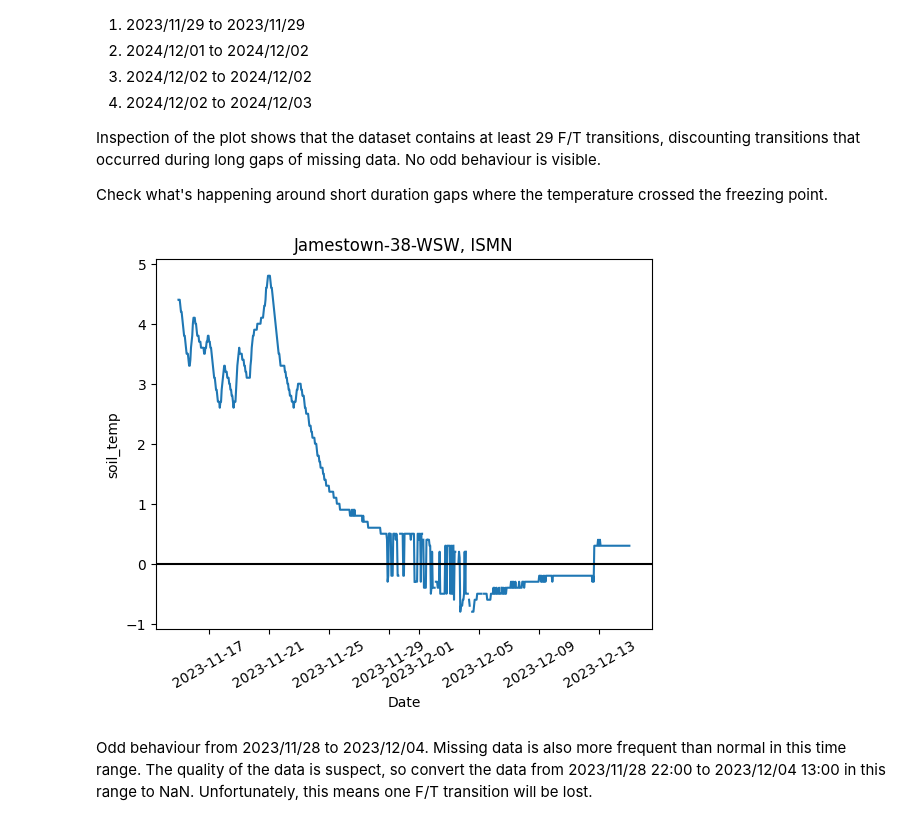
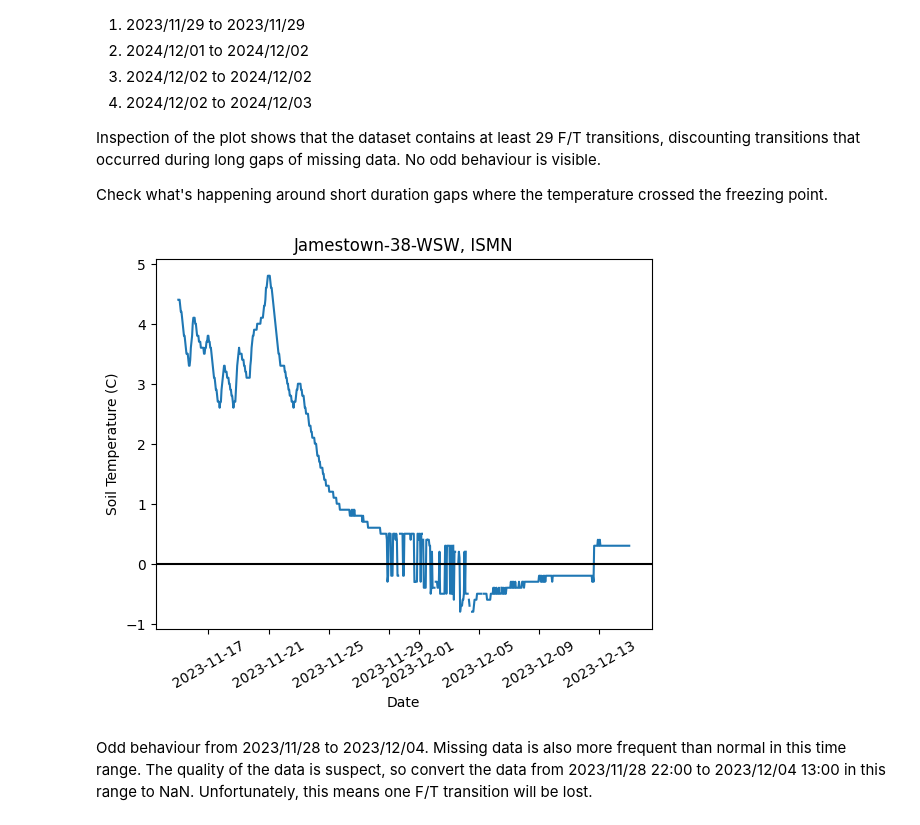
Before and after one commit to gerezk/freeze-thaw-soil-prediction, a Jupyter notebook: notebooks/ISMN_data_cleaning.ipynb, the cells around one changed output. Drawn from its saved outputs; the diff is of its cells as text; code cells hidden in the pictures.

```diff
--- a/notebooks/ISMN_data_cleaning.ipynb
+++ b/notebooks/ISMN_data_cleaning.ipynb
@@ -41,6 +41,7 @@ The goal is to generate descriptive statistics, drop missing values & outliers,
 max_depth = 0.10 # in m, exclusive
 short_variable = 'ts' # soil temperature
 long_variable = 'soil_temp'
+y_label = 'Soil Temperature (C)'
 threshold = 10 # in C; for detecting outliers.
 system = 'ISMN'
 
@@ -239,10 +241,9 @@ Inspection of the plot shows that the dataset contains at least 29 F/T transitio
 Check what's happening around short duration gaps where the temperature crossed the freezing point.
 # %%
 plot(jamestown_df, long_variable, station=jamestown_name, system=system, form='line',
-           start=datetime(2023, 11, 15),
-           end=datetime(2023, 12, 15))
+           y_label=y_label, start=datetime(2023, 11, 15), end=datetime(2023, 12, 15))
 # %% [output]
-[figure, old version]
+[figure, new version]
 # %% [markdown]
 Odd behaviour from 2023/11/28 to 2023/12/04. Missing data is also more frequent than normal in this time range. The quality of the data is suspect, so convert the data from 2023/11/28 22:00 to 2023/12/04 13:00 in this range to NaN. Unfortunately, this means one F/T transition will be lost.
 # %%
```
Also changed, not shown: parts of 21 cells of this notebook, 1 other file.
